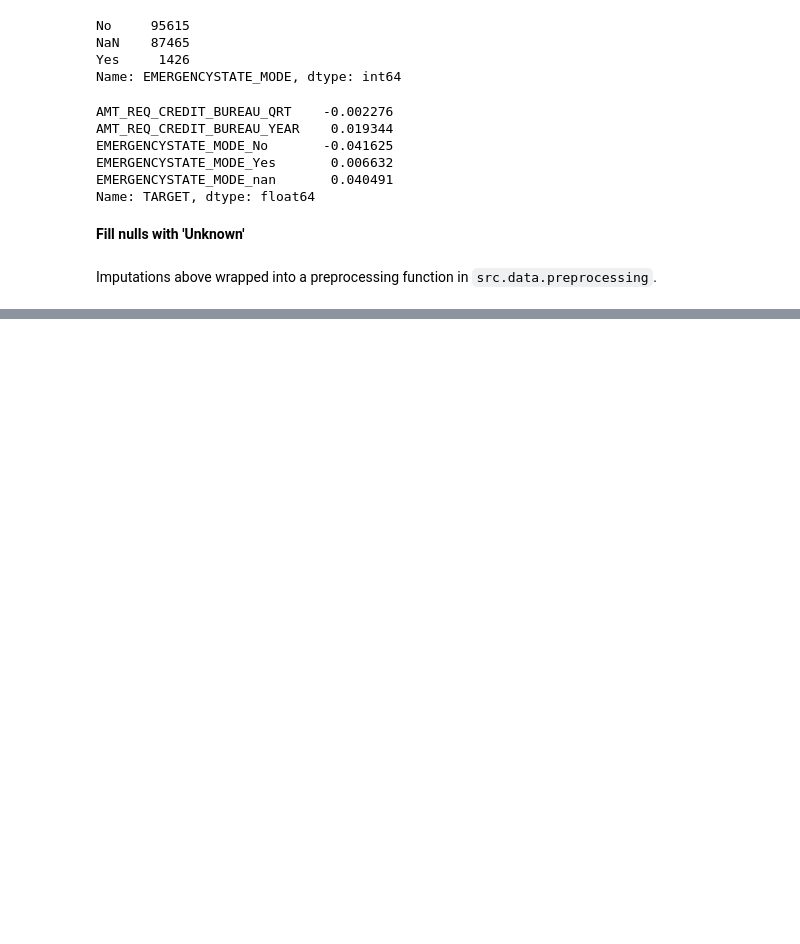
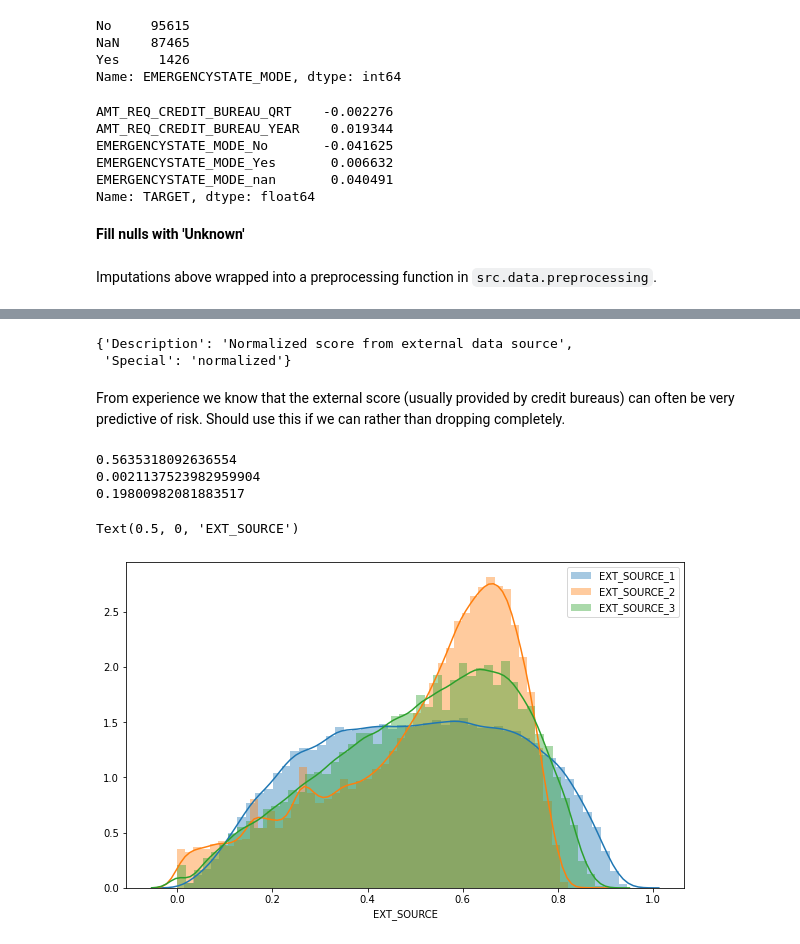
Before and after one commit to stevieg3/kaggle-home-credit, a Jupyter notebook: notebooks/05-Feature engineering 1.ipynb, the cells around one changed output, grey strips where cells are left out. Cells and saved outputs as stored; diff of their text form; code cells hidden in the pictures; blank space fills up the shorter version.

```diff
--- a/notebooks/05-Feature engineering 1.ipynb
+++ b/notebooks/05-Feature engineering 1.ipynb
@@ -388,0 +447,25 @@ dev = impute_null_categorical_features(dev)
+# %%
+application_dat_dict['EXT_SOURCE_1']
+# %% [output]
+{'Description': 'Normalized score from external data source',
+ 'Special': 'normalized'}
+# %% [markdown]
+From experience we know that the external score (usually provided by credit bureaus) can often be very predictive of risk. Should use this if we can rather than dropping completely.
+# %%
+print(train['EXT_SOURCE_1'].isnull().sum() / len(train))
+print(train['EXT_SOURCE_2'].isnull().sum() / len(train))
+print(train['EXT_SOURCE_3'].isnull().sum() / len(train))
+# %% [output]
+0.5635318092636554
+0.0021137523982959904
+0.19800982081883517
+# %%
+plt.figure(figsize=(10, 6))
+sns.distplot(train['EXT_SOURCE_1'], label='EXT_SOURCE_1')
+sns.distplot(train['EXT_SOURCE_2'], label='EXT_SOURCE_2')
+sns.distplot(train['EXT_SOURCE_3'], label='EXT_SOURCE_3')
+plt.legend()
+plt.xlabel('EXT_SOURCE')
+# %% [output]
+Text(0.5, 0, 'EXT_SOURCE')
+[figure, added]
```
Also changed, not shown: parts of 92 cells of this notebook, 1 other file.
